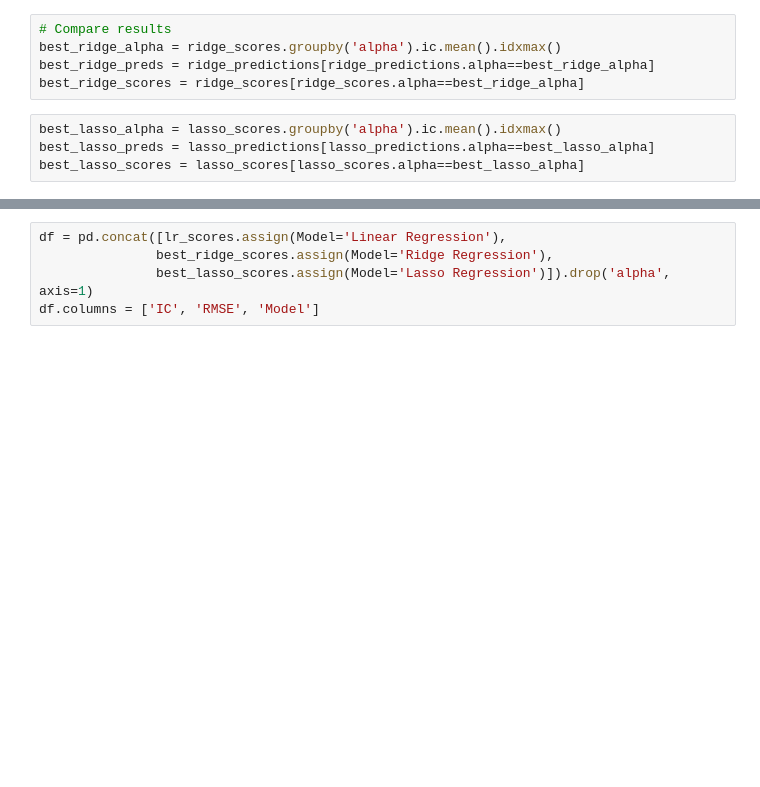
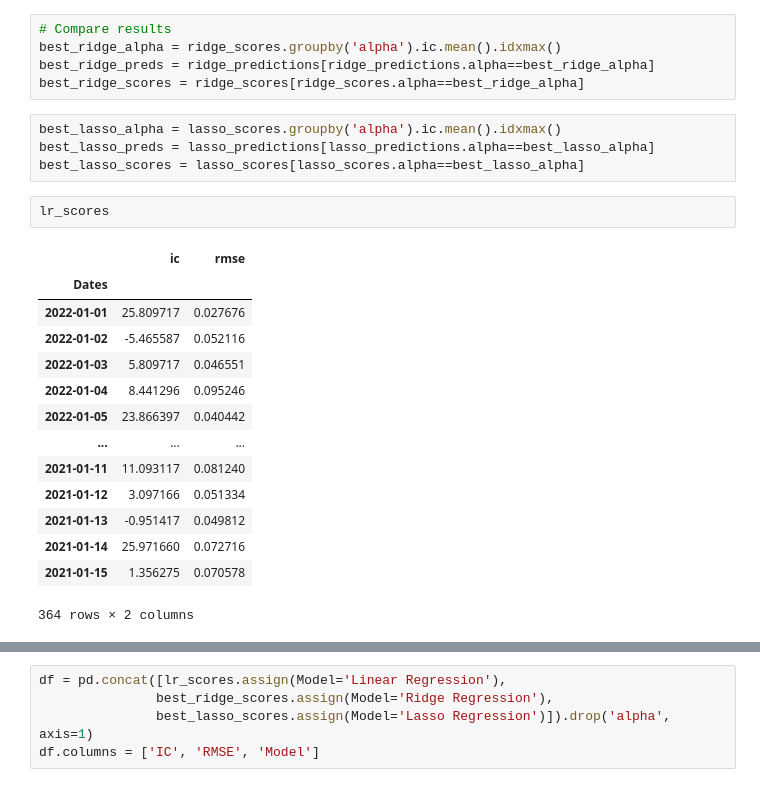
Before and after one commit to carlos-carlos/ML-Class-capstone-project, a Jupyter notebook: Step6_Predictions.ipynb, the cells around one changed output, grey strips where cells are left out. Cells and saved outputs as stored; diff of their text form; blank space fills up the shorter version.

```diff
--- a/Step6_Predictions.ipynb
+++ b/Step6_Predictions.ipynb
@@ -710,3 +804,20 @@ best_ridge_scores = ridge_scores[ridge_scores.alpha==best_ridge_alpha]
 best_lasso_alpha = lasso_scores.groupby('alpha').ic.mean().idxmax()
 best_lasso_preds = lasso_predictions[lasso_predictions.alpha==best_lasso_alpha]
 best_lasso_scores = lasso_scores[lasso_scores.alpha==best_lasso_alpha]
+# %%
+lr_scores
+# %% [output]
+|  | ic | rmse |
+| Dates |  |  |
+| 2022-01-01 | 25.809717 | 0.027676 |
+| 2022-01-02 | -5.465587 | 0.052116 |
+| 2022-01-03 | 5.809717 | 0.046551 |
+| 2022-01-04 | 8.441296 | 0.095246 |
+| 2022-01-05 | 23.866397 | 0.040442 |
+| ... | ... | ... |
+| 2021-01-11 | 11.093117 | 0.081240 |
+| 2021-01-12 | 3.097166 | 0.051334 |
+| 2021-01-13 | -0.951417 | 0.049812 |
+| 2021-01-14 | 25.971660 | 0.072716 |
+| 2021-01-15 | 1.356275 | 0.070578 |
+364 rows × 2 columns
```
Also changed, not shown: parts of 52 cells of this notebook.
